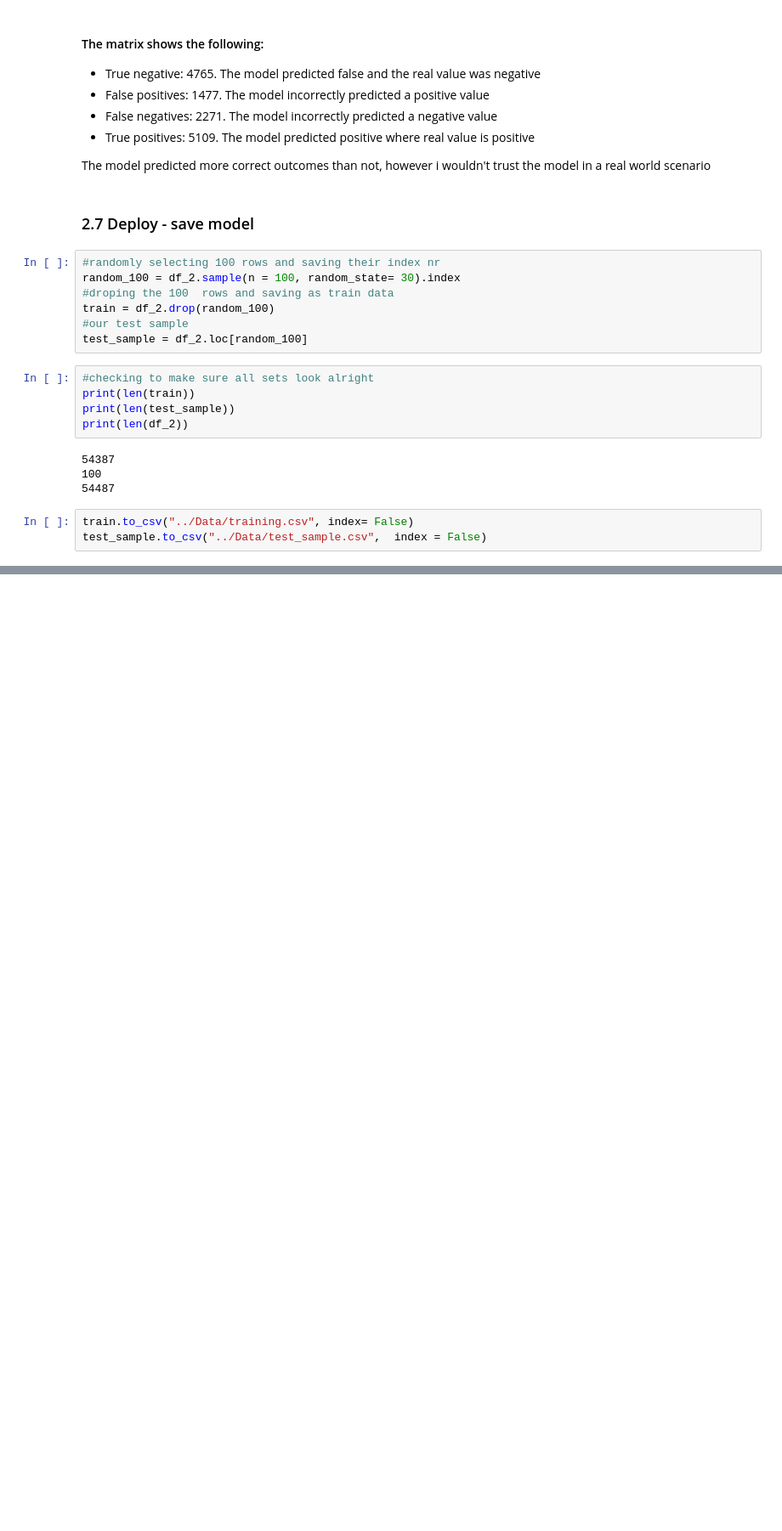
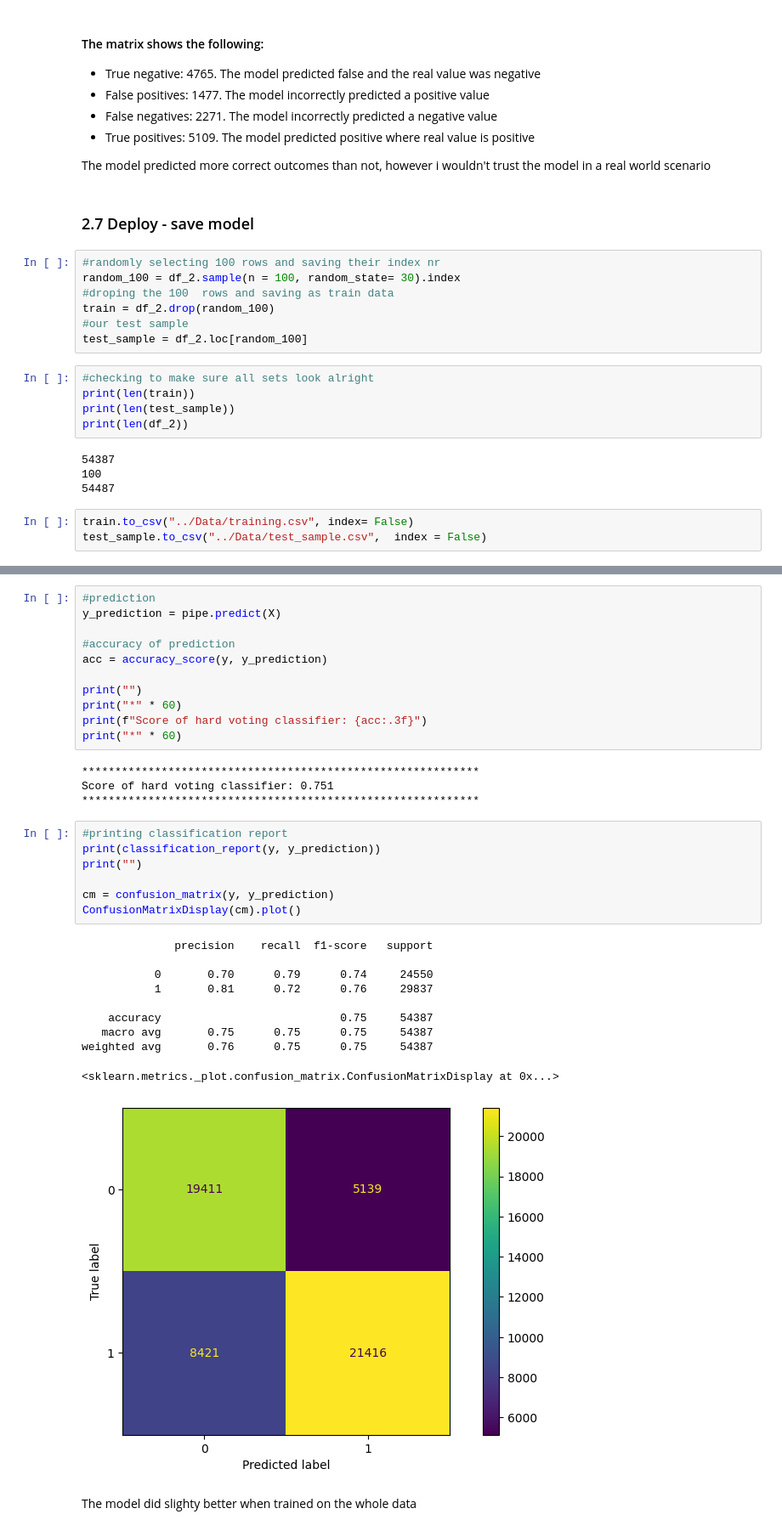
Before and after one commit to SauronGunnars/Machine-learning-Sara-Gunnars, a Jupyter notebook: Lab/disease_prediction.ipynb, the cells around one changed output, grey strips where cells are left out. Shown at 85% size. Saved outputs shown, nothing was run; the diff lists cells and outputs as text; blank space fills up the shorter version.

```diff
--- a/Lab/disease_prediction.ipynb
+++ b/Lab/disease_prediction.ipynb
@@ -1108,0 +1119,35 @@ TypeError: 'StandardScaler' object is not callable
+# %%
+#prediction
+y_prediction = pipe.predict(X)
+
+#accuracy of prediction
+acc = accuracy_score(y, y_prediction)
+
+print("")
+print("*" * 60)
+print(f"Score of hard voting classifier: {acc:.3f}")
+print("*" * 60)
+# %% [output]
+************************************************************
+Score of hard voting classifier: 0.751
+************************************************************
+# %%
+#printing classification report
+print(classification_report(y, y_prediction))
+print("")
+
+cm = confusion_matrix(y, y_prediction)
+ConfusionMatrixDisplay(cm).plot()
+# %% [output]
+              precision    recall  f1-score   support
+
+           0       0.70      0.79      0.74     24550
+           1       0.81      0.72      0.76     29837
+
+    accuracy                           0.75     54387
+   macro avg       0.75      0.75      0.75     54387
+weighted avg       0.76      0.75      0.75     54387
+<sklearn.metrics._plot.confusion_matrix.ConfusionMatrixDisplay at 0x...>
+[figure, added]
+# %% [markdown]
+The model did slighty better when trained on the whole data
```
Also changed, not shown: parts of 3 cells of this notebook.
